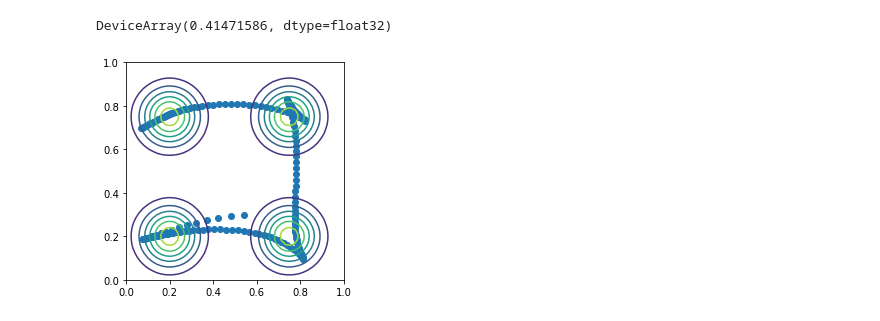
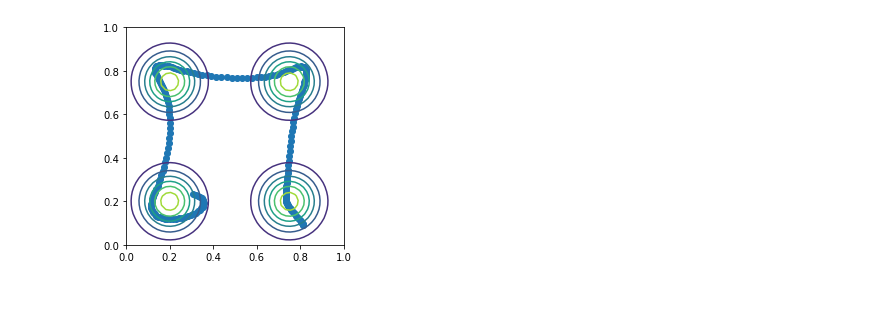
Before and after one commit to i-abr/ErgodicTrajectoryTranscription, a Jupyter notebook: erg_expl.ipynb, the cells around one changed output. Drawn from its saved outputs; the diff is of its cells as text; code cells hidden in the pictures.

```diff
--- a/erg_expl.ipynb
+++ b/erg_expl.ipynb
@@ -25,11 +27,15 @@ z = u
 # %%
 def f(x, u):
     B = np.array([
-        [np.cos(x[2]), 0.,],
-        [np.sin(x[2]), 0.],
-        [0., 1.]
+        [1.0,0.],
+        [0.,1.]
     ])
-    return x + 0.1*B@np.tanh(u)
+    # B = np.array([
+    #     [np.cos(x[2]), 0.,],
+    #     [np.sin(x[2]), 0.],
+    #     [0., 1.]
+    # ])
+    return x + 0.1*B@u
 
 @jit
 def sim(x0, u):
@@ -83,27 +89,26 @@ def barrier_cost(e):
     return np.maximum(0, e-1) + np.maximum(0, -e)
 
 @jit
-def fourier_ergodic_loss(z):
+def fourier_ergodic_loss(z, args):
+    x0 = args['x0']
+    xpast = args['xpast']
     u = z
     _, x = sim(x0, u)
+    x = np.vstack([x, xpast])
     # x, u = z[:, :n], z[:, n:]
     e = emap(x)
     ck = get_ck(e, k)
     return np.sum(lamk*np.square(phik - ck)) \
             + 0 * np.mean(u**2) + np.mean(barrier_cost(e))
-
-fourier_ergodic_loss(z)
-# %% [output]
-DeviceArray(0.41471586, dtype=float32)
 # %%
 
 
-def eq_constr(z):
+def eq_constr(z, args):
     return np.zeros(1)
     # x, u = z[:, :n], z[:, n:]
     # return np.vstack([x[0]-x0, x[1:,:] - vmap(f)(x[:-1,:], u[:-1,:])])
 
-def ineq_constr(z):
+def ineq_constr(z,args):
     return np.zeros(1)
     # x, u = z[:, :n], z[:, n:]
     # e = emap(x)
@@ -112,19 +117,20 @@ def ineq_constr(z):
     # ine2 = np.abs(u) - 1.
     # return np.concatenate([ine1.flatten(), ine2.flatten()])
 # %%
-problem = AugmentedLagrangian(z, fourier_ergodic_loss, eq_constr, ineq_constr, step_size=1e-1, c=0.01)
+args = {'x0': x0, 'xpast' : [x0]}
+problem = AugmentedLagrangian(z, fourier_ergodic_loss, eq_constr, ineq_constr, args, step_size=1e-1, c=0.01)
 # %%
 for _ in range(100):
-    problem.solve(max_iter=100)
+    problem.solve(args, max_iter=100)
 
     clear_output(wait=True)
     plt.contour(X, Y, vmap(p)(_s).reshape(X.shape))
     tr = sim(x0, problem.solution['x'])[1]
     # plt.scatter(problem.solution['x'][:,0], problem.solution['x'][:,1])
     plt.scatter(tr[:,0], tr[:,1])
     plt.xlim(0,1)
     plt.ylim(0,1)
     plt.axis('square')
     plt.show()
 # %% [output]
-[figure, old version]
+[figure, new version]
```
Also changed, not shown: parts of 4 cells of this notebook, 1 other file.
